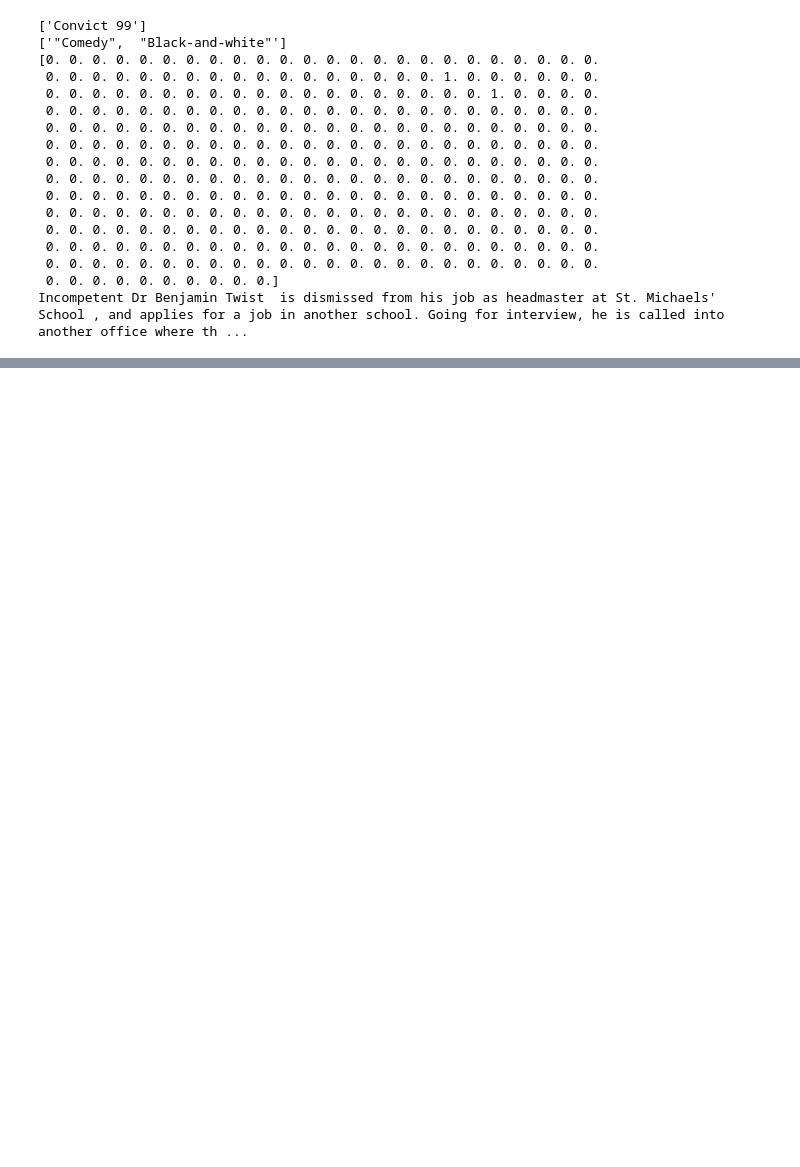
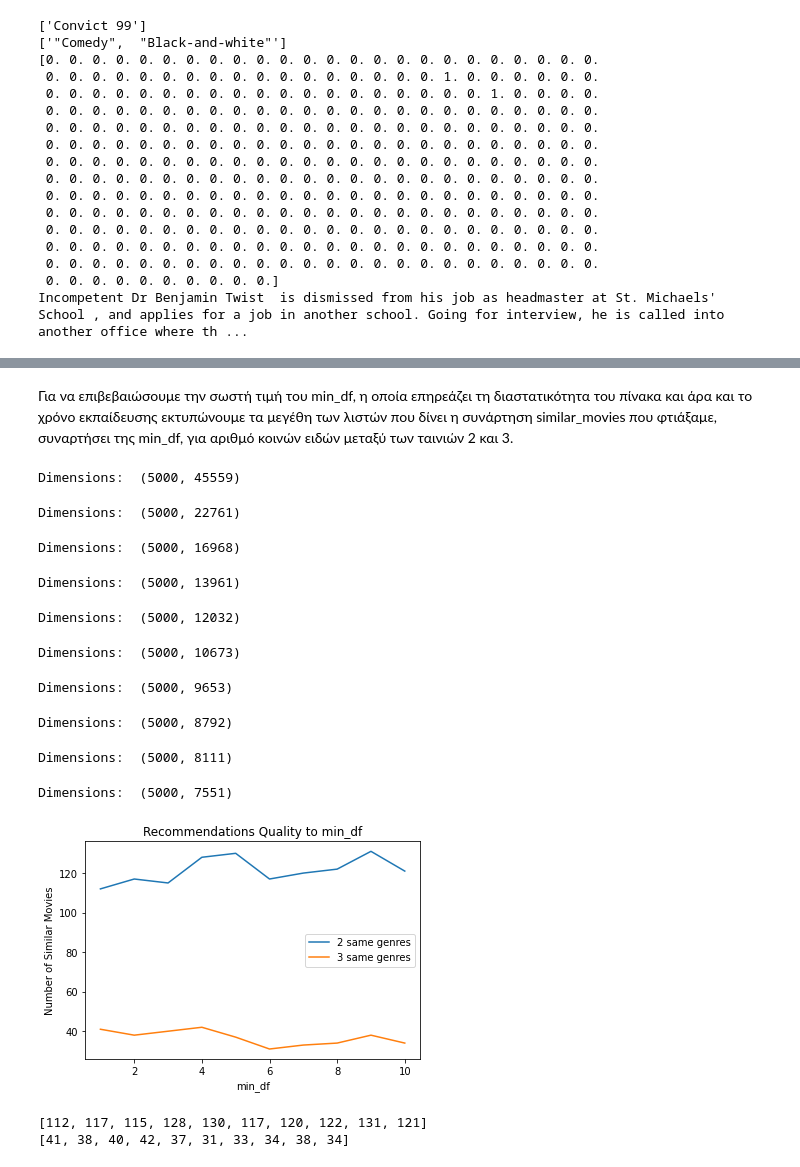
Before and after one commit to stefvas/neural-networks, a Jupyter notebook: Εργασία_2_Unsupervised_Learning_1stTRY.ipynb, the cells around one changed output, grey strips where cells are left out. Cells and saved outputs as stored; diff of their text form; code cells hidden in the pictures; blank space fills up the shorter version.

```diff
--- a/Εργασία_2_Unsupervised_Learning_1stTRY.ipynb
+++ b/Εργασία_2_Unsupervised_Learning_1stTRY.ipynb
@@ -363,0 +192,22 @@ joblib.dump(corpus_tf_idf, 'corpus_tf_idf.pkl')
+# %%
+import urllib.request
+import string
+
+# female english names
+target_url = "http://www.cs.cmu.edu/Groups/AI/util/areas/nlp/corpora/names/female.txt"
+response = urllib.request.urlopen(target_url).read().decode()
+lines_temp = response.split('\n')
+names = []
+
+for line in lines_temp:
+  if line and line[0] != "#":
+    names.append(line.lower())
+
+# male english names
+target_url = "http://www.cs.cmu.edu/Groups/AI/util/areas/nlp/corpora/names/male.txt"
+response = urllib.request.urlopen(target_url).read().decode()
+lines_temp = response.split('\n')
+
+for line in lines_temp:
+  if line and line[0] != "#":
+    names.append(line.lower())
@@ -363,0 +322,40 @@ joblib.dump(corpus_tf_idf, 'corpus_tf_idf.pkl')
+# %% [markdown]
+Για να επιβεβαιώσουμε την σωστή τιμή του min_df, η οποία επηρεάζει τη διαστατικότητα του πίνακα και άρα και το χρόνο εκπαίδευσης εκτυπώνουμε τα μεγέθη των λιστών που δίνει η συνάρτηση similar_movies που φτιάξαμε, συναρτήσει της min_df, για αριθμό κοινών ειδών μεταξύ των ταινιών 2 και 3.
+# %%
+import matplotlib.pyplot as plt
+
+length_2 = []
+length_3 = []
+min_dfs = [1,2,3,4,5,6,7,8,9,10]
+for min_df in min_dfs:
+  corpus_tf_idf = tf_idf(1.0, min_df, names)
+  temp = []
+  length_2.append(len(similar_movies(2)))
+  length_3.append(len(similar_movies(3)))
+
+
+plt.plot(min_dfs, length_2)
+plt.plot(min_dfs, length_3)
+plt.xlabel('min_df')
+plt.ylabel('Number of Similar Movies')
+plt.title('Recommendations Quality to min_df')
+plt.legend(['2 same genres', '3 same genres'], loc='center right')
+plt.show()
+# %% [output]
+Dimensions:  (5000, 45559)
+Dimensions:  (5000, 22761)
+Dimensions:  (5000, 16968)
+Dimensions:  (5000, 13961)
+Dimensions:  (5000, 12032)
+Dimensions:  (5000, 10673)
+Dimensions:  (5000, 9653)
+Dimensions:  (5000, 8792)
+Dimensions:  (5000, 8111)
+Dimensions:  (5000, 7551)
+[figure, added]
+# %%
+print(length_2)
+print(length_3)
+# %% [output]
+[112, 117, 115, 128, 130, 117, 120, 122, 131, 121]
+[41, 38, 40, 42, 37, 31, 33, 34, 38, 34]
```
Also changed, not shown: parts of 96 cells of this notebook.
